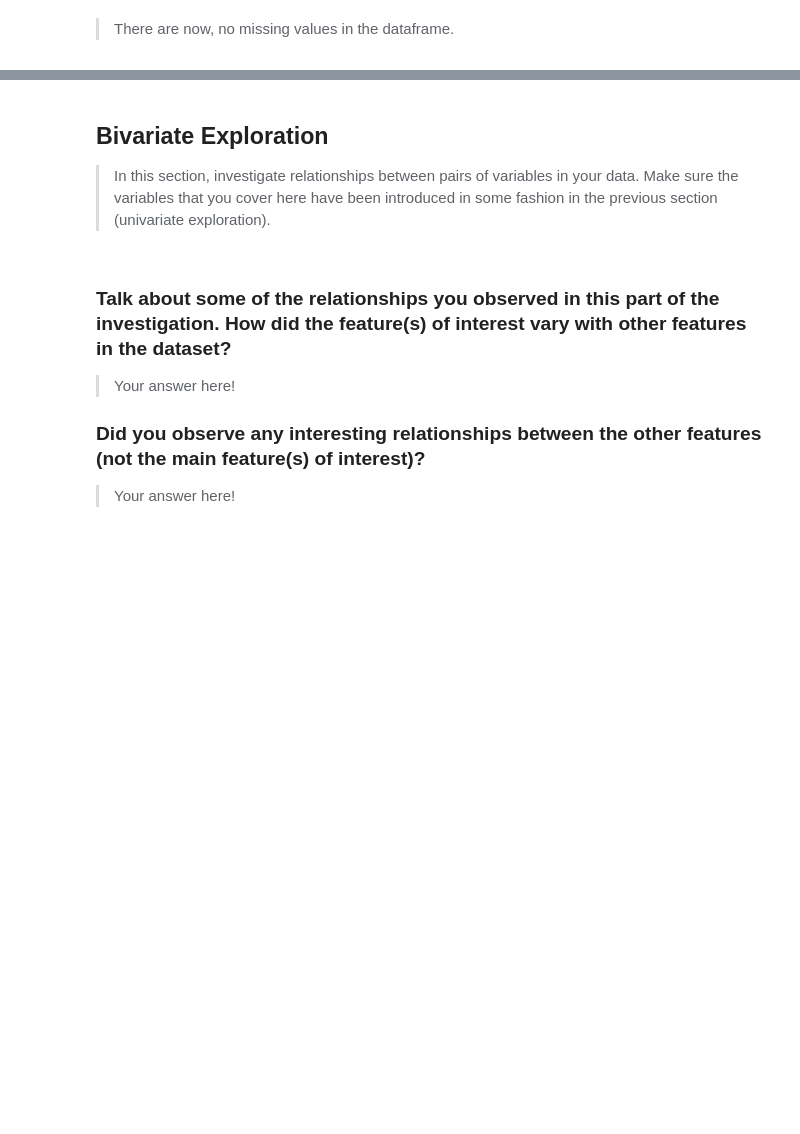
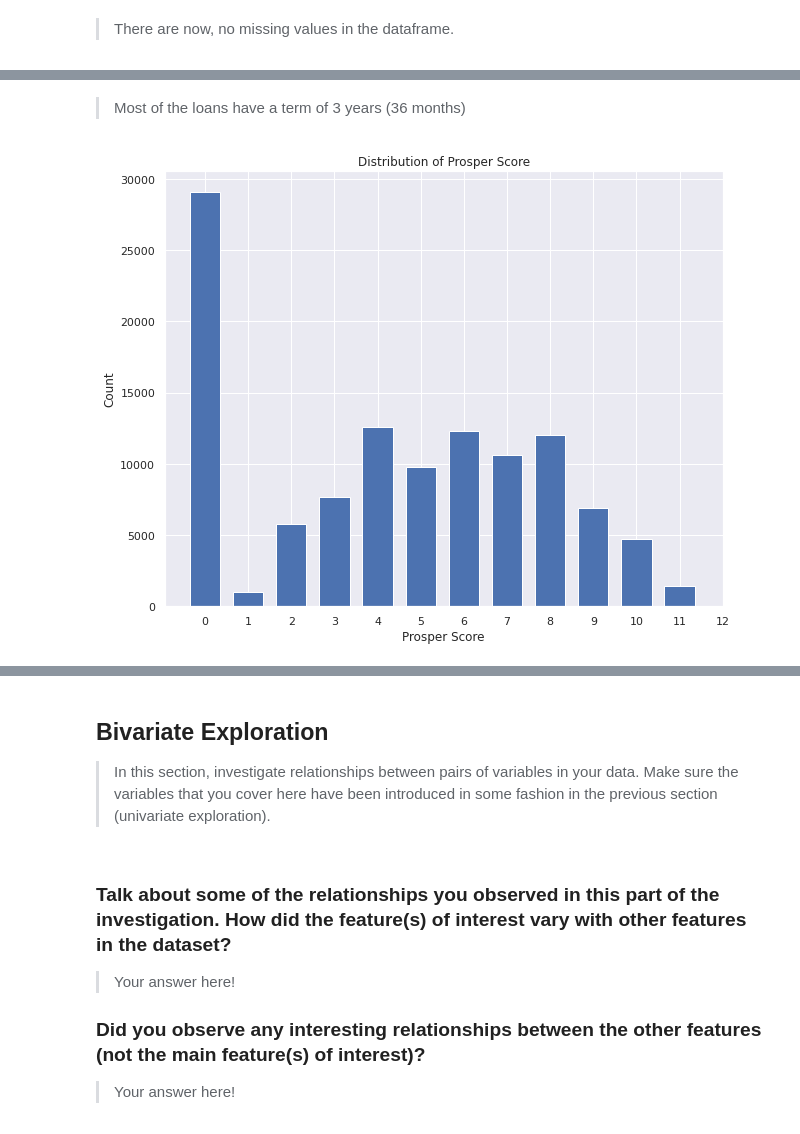
Before and after one commit to jyothirupa/loan-data-visualization, a Jupyter notebook: exploratory_analysis.ipynb, the cells around one changed output, grey strips where cells are left out. Cells and saved outputs as stored; diff of their text form; code cells hidden in the pictures; blank space fills up the shorter version.

```diff
--- a/exploratory_analysis.ipynb
+++ b/exploratory_analysis.ipynb
@@ -345,0 +339,10 @@ you plan on investigating next.
+# %% [markdown]
+> Most of the loans have a term of 3 years (36 months)
+# %%
+# plotting the distribution of prosper score
+bins = np.arange(-0.5, loan_data['prosper_score'].max()+1.5)
+x_ticks = np.arange(0, loan_data['prosper_score'].max()+1.5)
+
+draw_histogram(loan_data, 'prosper_score', bins, x_ticks, 'Prosper Score', 'Count', 'Distribution of Prosper Score', True)
+# %% [output]
+[figure, added]
```
Also changed, not shown: parts of 59 cells of this notebook.
